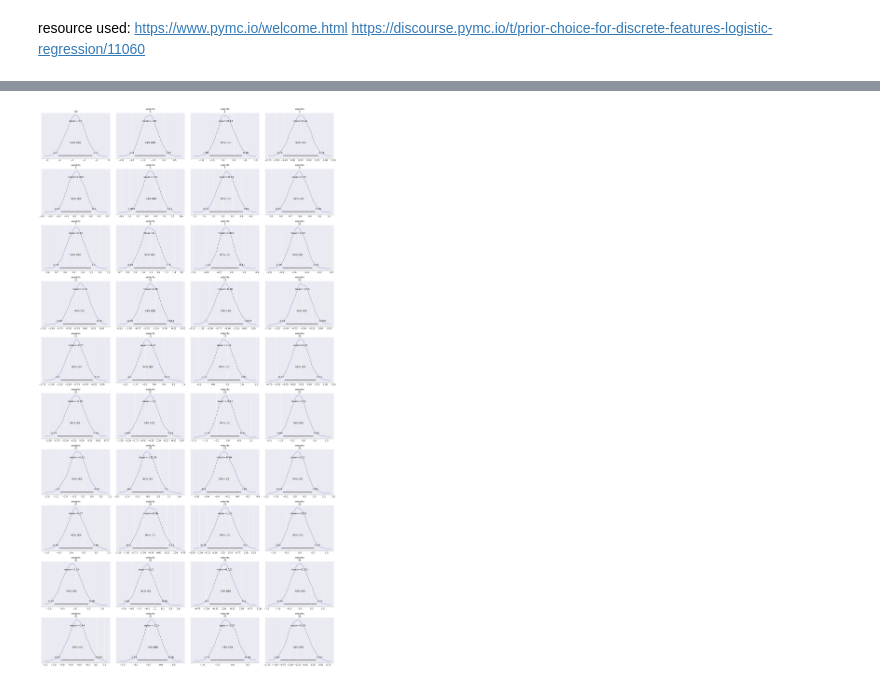
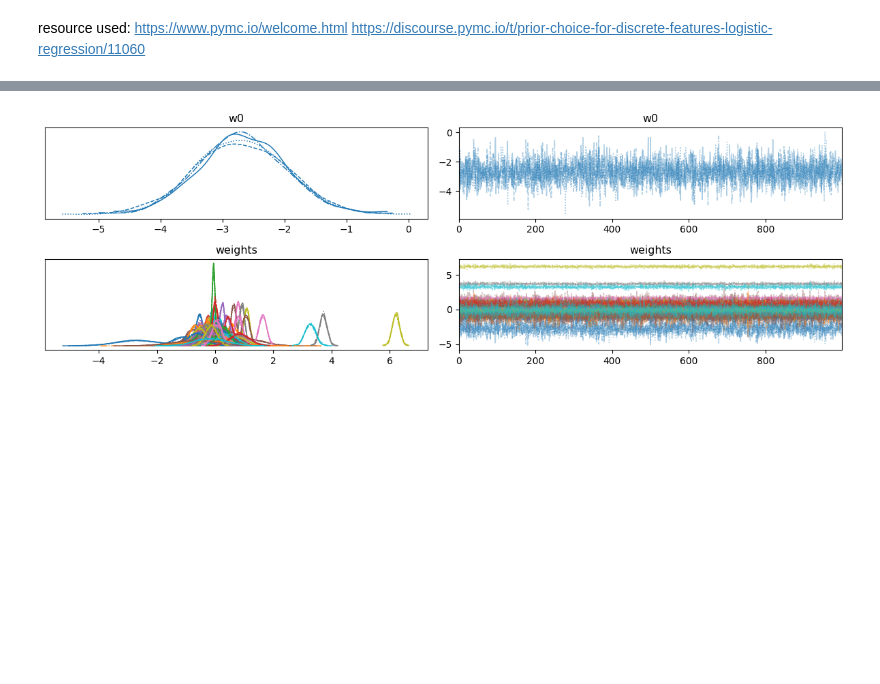
Before and after one commit to taliafabs/STA496, a Jupyter notebook: MidtermPaper/code/STA496_MidtermPaperCode.ipynb, the cells around one changed output, grey strips where cells are left out. Drawn from its saved outputs; the diff is of its cells as text; code cells hidden in the pictures; blank space fills up the shorter version.

```diff
--- a/MidtermPaper/code/STA496_MidtermPaperCode.ipynb
+++ b/MidtermPaper/code/STA496_MidtermPaperCode.ipynb
@@ -844,27 +831,0 @@ plt.show()
-# %%
-import numpy as np
-import seaborn as sns
-import matplotlib.pyplot as plt
-from sklearn.metrics import confusion_matrix
-
-# Compute and normalize confusion matrix
-cm = confusion_matrix(y_test, y_pred)
-cm_normalized = cm / cm.sum(axis=1, keepdims=True) * 100
-
-# Format annotations with % sign
-labels = np.array([[f"{val:.2f}%" for val in row] for row in cm_normalized])
-
-# Plot
-fig = plt.figure(figsize=(8, 8))
-ax1 = fig.add_subplot(1, 1, 1)
-sns.set(font_scale=1.4)
-
-sns.heatmap(cm_normalized,
-            annot=labels, fmt="",  # Use custom labels
-            annot_kws={"size": 12},
-            cbar=False, cmap='Purples')
-
-ax1.set_ylabel('True Values', fontsize=14)
-ax1.set_xlabel('Predicted Values', fontsize=14)
-plt.title("Confusion Matrix (% by True Class)", fontsize=16)
-plt.show()
@@ -873,5 +832,5 @@ plt.show()
 # %% [markdown]
 ### Bayesian Posterior Analysis and Markov Chain Monte Carlo (MCMC) Diagnostics
 # %%
-X_ = ces24_dummies.drop(columns=['vote_trump', 'commonpostweight', 'commonweight'])
-y_ = ces24_dummies['vote_trump']
+X_, y_ = ces24_dummies.drop(columns=['vote_trump', 'commonpostweight', 'commonweight']), ces24_dummies['vote_trump']
+X_, y_ = X_.astype('float64').to_numpy(), y_.astype('float64').to_numpy()
@@ -882,6 +837,3 @@ pandas.core.frame.DataFrame
-# %%
-X_ = X_.astype('float64').to_numpy()
-y_ = y_.astype('float64').to_numpy()
 # %%
 X_.shape
 # %% [output]
@@ -901,7 +853,7 @@ resource used:
 https://www.pymc.io/welcome.html
 https://discourse.pymc.io/t/prior-choice-for-discrete-features-logistic-regression/11060
 # %%
-with pm.Model() as BayesianLogisticModel:
+with pm.Model() as BayesianModel0:
   # define priors
   w0 = pm.Normal('w0', mu=0, sigma=1)
   w = pm.Normal('weights', mu=0, sigma=1, shape = X_.shape[1])
@@ -911,8 +863,8 @@ with pm.Model() as BayesianLogisticModel:
   # define likelihood
   y_obs = pm.Bernoulli('y_obs', p=p_hat, observed=y_)
 
-  # inference: 3000 posterior samples using NUTS sampling
-  idata = pm.sample(draws=3000, return_inference_data=True, target_accept=0.95)
+  # inference: make sure to have more than 1 chain for r hat
+  idata0 = pm.sample(draws=1000, chains=4, tune=1000, return_inference_data=True)
 # %% [output]
 [interactive output not drawn]
 [interactive output not drawn]
@@ -939,7 +890,7 @@ az.plot_ppc(ppc, figsize=(10,6))
 # %%
-# posterior plot
-az.plot_posterior(idata, var_names=['w0', 'weights'])
+# trace plots
+az.plot_trace(idata0, var_names=['w0', 'weights'])
 plt.tight_layout()
 plt.show()
 # %% [output]
-[figure, old version]
+[figure, new version]
```
Also changed, not shown: parts of 19 cells of this notebook.
